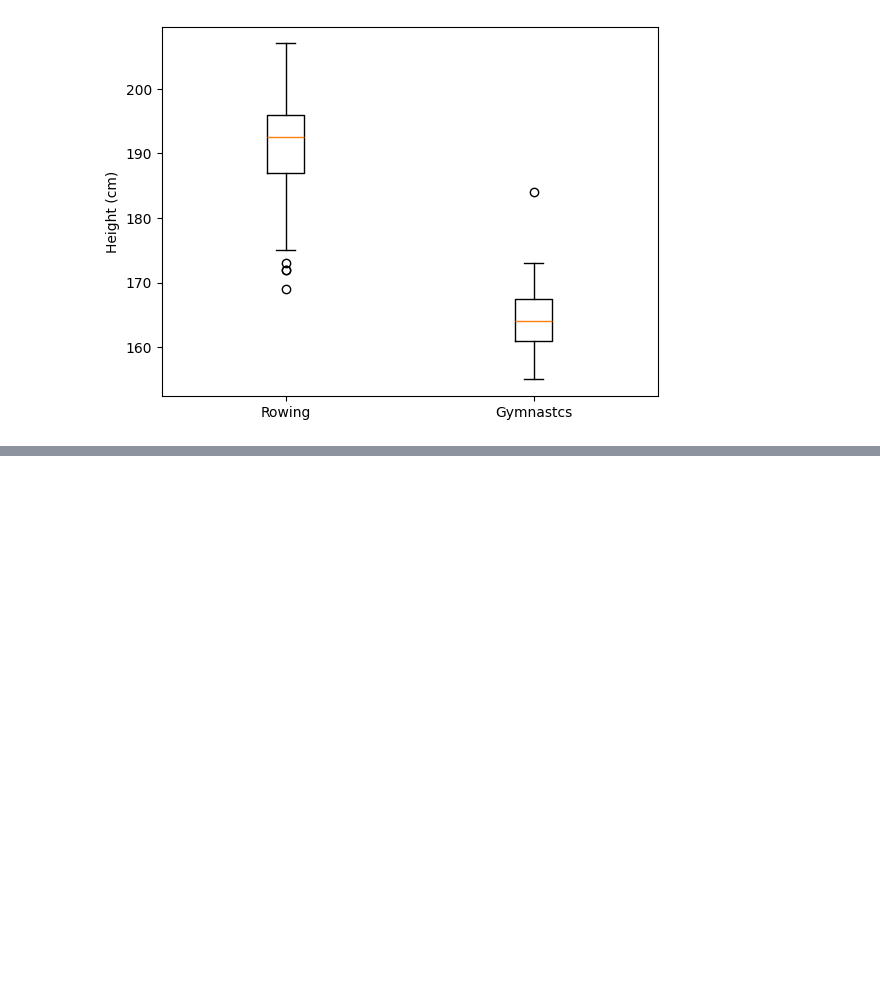
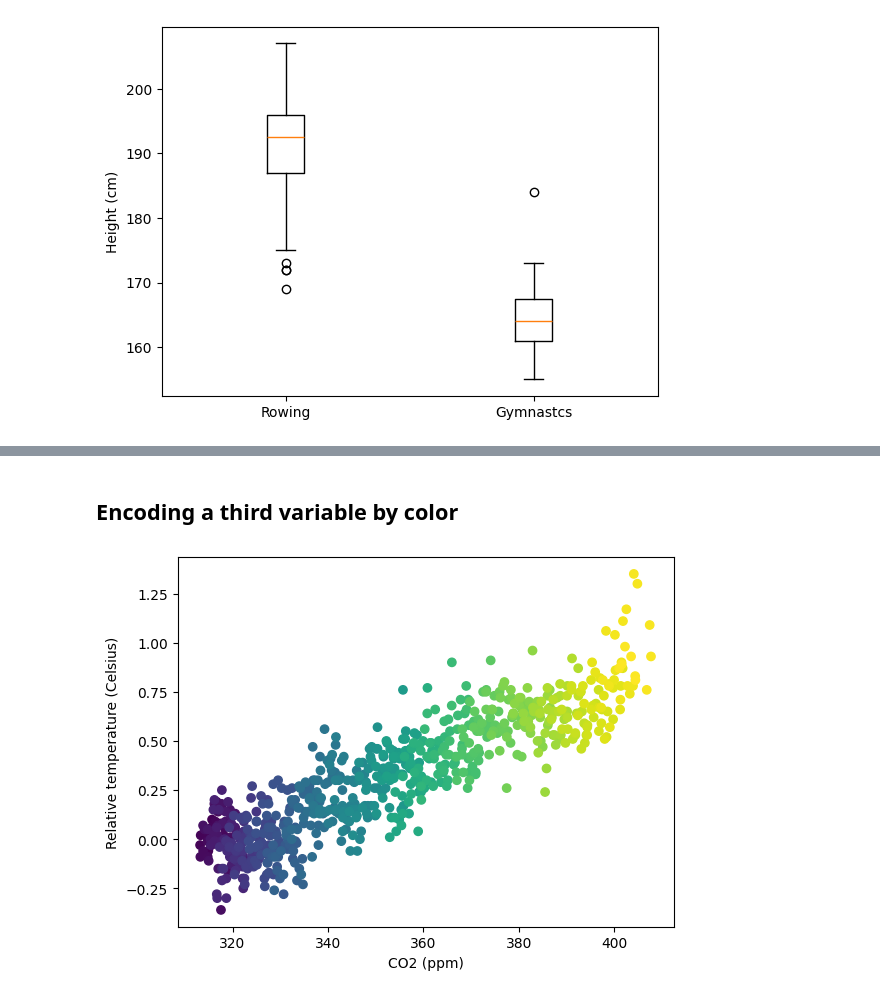
Before and after one commit to Abdoosaeid/Python, a Jupyter notebook: Matplotlib/Quantitative comparisons (bar-charts,Hist,scatter plots).ipynb, the cells around one changed output, grey strips where cells are left out. Drawn from its saved outputs; the diff is of its cells as text; code cells hidden in the pictures; blank space fills up the shorter version.

```diff
--- a/Matplotlib/Quantitative comparisons (bar-charts,Hist,scatter plots).ipynb
+++ b/Matplotlib/Quantitative comparisons (bar-charts,Hist,scatter plots).ipynb
@@ -161,0 +191,11 @@ plt.show()
+# %% [markdown]
+##  Encoding a third variable by color
+# %%
+fig, ax = plt.subplots()
+ax.scatter(climate_change["co2"], climate_change["relative_temp"], c=range(len(climate_change)))
+
+ax.set_xlabel("CO2 (ppm)")
+ax.set_ylabel("Relative temperature (Celsius)")
+plt.show()
+# %% [output]
+[figure, added]
```
Also changed, not shown: parts of 4 cells of this notebook.
